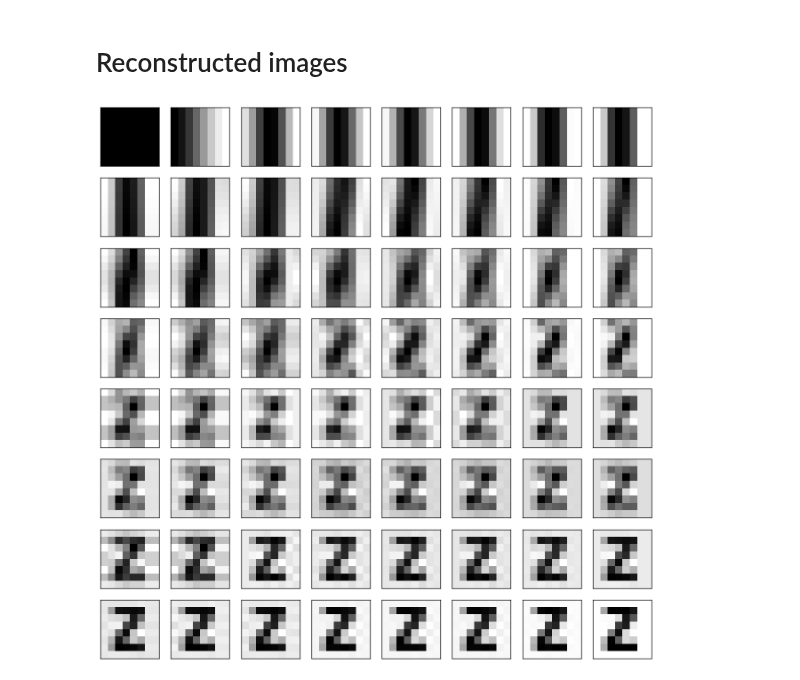
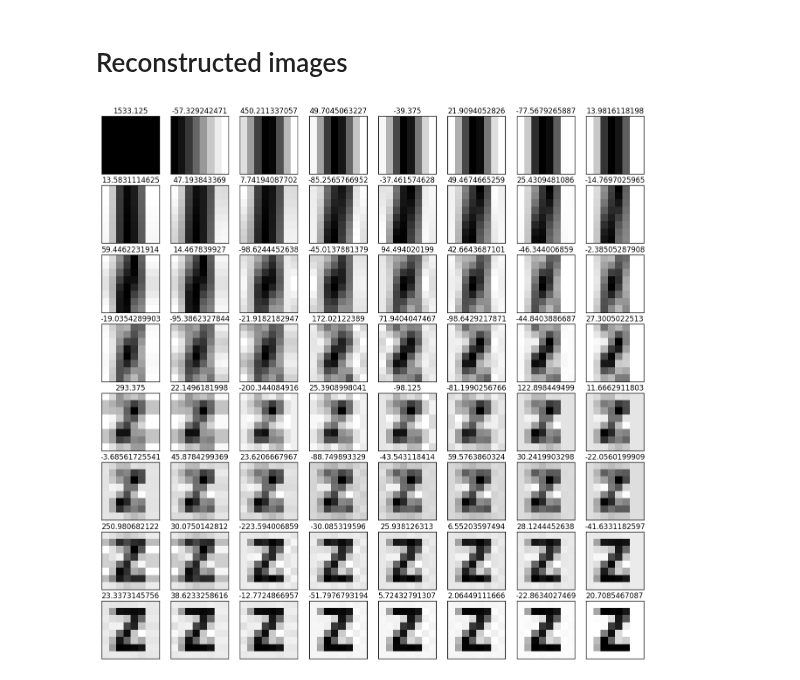
Before and after one commit to leandromoreira/digital_video_introduction, a Jupyter notebook: dct_better_explained.ipynb, the cells around one changed output. Saved outputs shown, nothing was run; the diff lists cells and outputs as text; code cells hidden in the pictures.

```diff
--- a/dct_better_explained.ipynb
+++ b/dct_better_explained.ipynb
@@ -59,6 +59,7 @@ plt.imshow(dct_basis, cmap='gray',interpolation='nearest')
 # Reconstructed images
 # %%
 partial_z_idct = []
+partial_z_dct = []
 
 for ii in range(img_h*img_h):
     dct_copy = np.copy(z_dct)
@@ -70,18 +71,21 @@ for ii in range(img_h*img_h):
                 dct_copy[u,v] = 0
             frequency_counter += 1
 
+    partial_z_dct.append(dct_copy)
+
     partial_img_idct = fftpack.idct(fftpack.idct(dct_copy.T, norm='ortho').T, norm='ortho')
     partial_z_idct.append(partial_img_idct)
 # %%
 # shows each coefficient evolution towards the image formation
 # here you can see how each DCT basis constributes to the image formation
 # try to visualize them as a summation of the basis throughout the 64 elements
 fig = plt.figure(figsize=(16, 16))
 for ii in range(img_h*img_h):
     plt.subplot(8, 8, ii + 1)
+    plt.title(partial_z_dct[ii][ii / 8, ii % 8])
     plt.imshow(partial_z_idct[ii], cmap='gray',interpolation='nearest')
     plt.grid(False);
     plt.xticks([]);
     plt.yticks([]);
 # %% [output]
-[figure, old version]
+[figure, new version]
```
